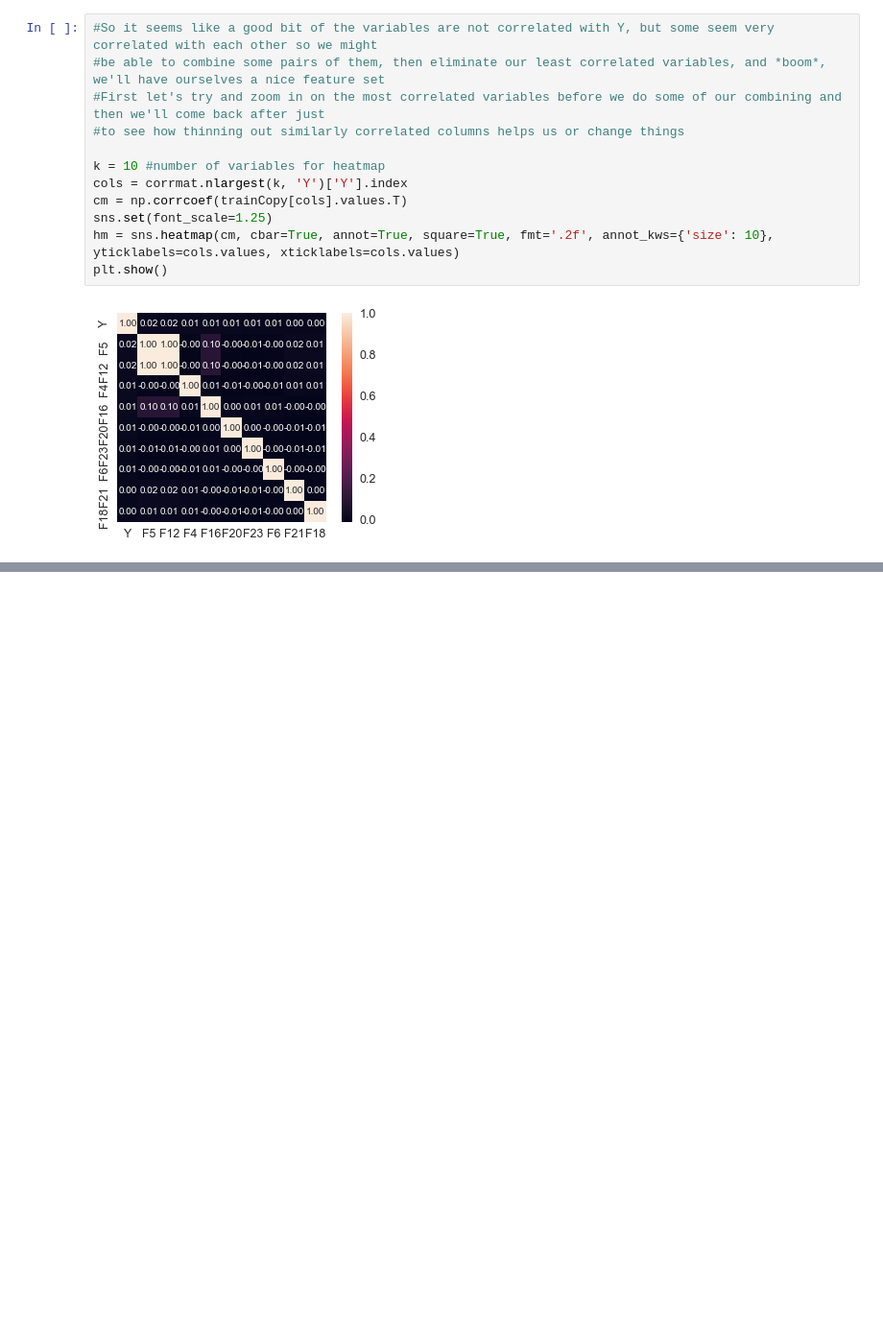
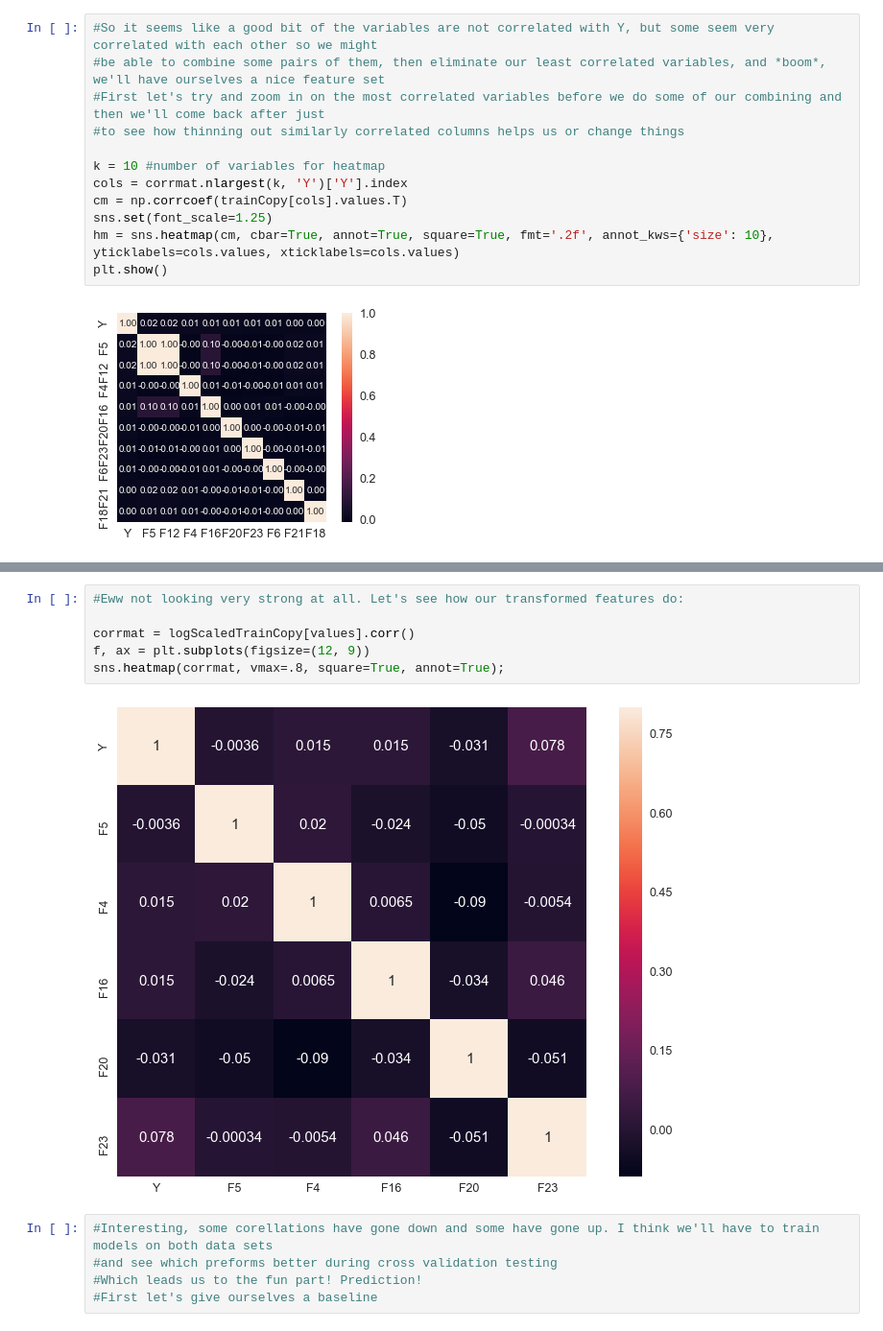
Before and after one commit to corbosiny/KaggleMidterm_EE379k, a Jupyter notebook: KaggleComp.ipynb, the cells around one changed output, grey strips where cells are left out. Shown at 96% size. Drawn from its saved outputs; the diff is of its cells as text; blank space fills up the shorter version.

```diff
--- a/KaggleComp.ipynb
+++ b/KaggleComp.ipynb
@@ -190,0 +259,13 @@ Kurtosis: 119.13954759112008    Skew: 8.620838676298103 for F23
+# %%
+#Eww not looking very strong at all. Let's see how our transformed features do:
+
+corrmat = logScaledTrainCopy[values].corr()
+f, ax = plt.subplots(figsize=(12, 9))
+sns.heatmap(corrmat, vmax=.8, square=True, annot=True);
+# %% [output]
+[figure, added]
+# %%
+#Interesting, some corellations have gone down and some have gone up. I think we'll have to train models on both data sets
+#and see which preforms better during cross validation testing
+#Which leads us to the fun part! Prediction!
+#First let's give ourselves a baseline
```
Also changed, not shown: parts of 8 cells of this notebook.
